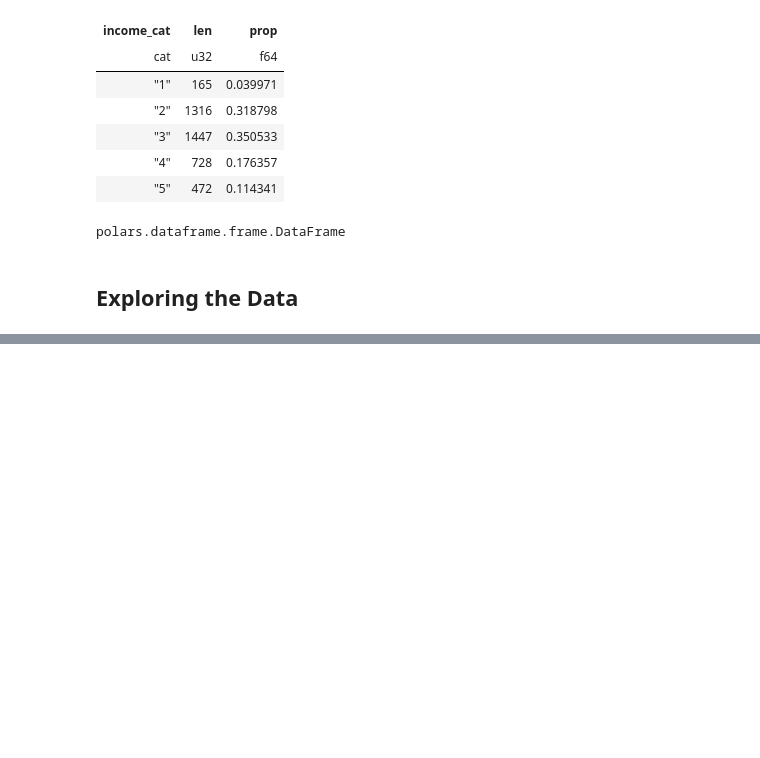
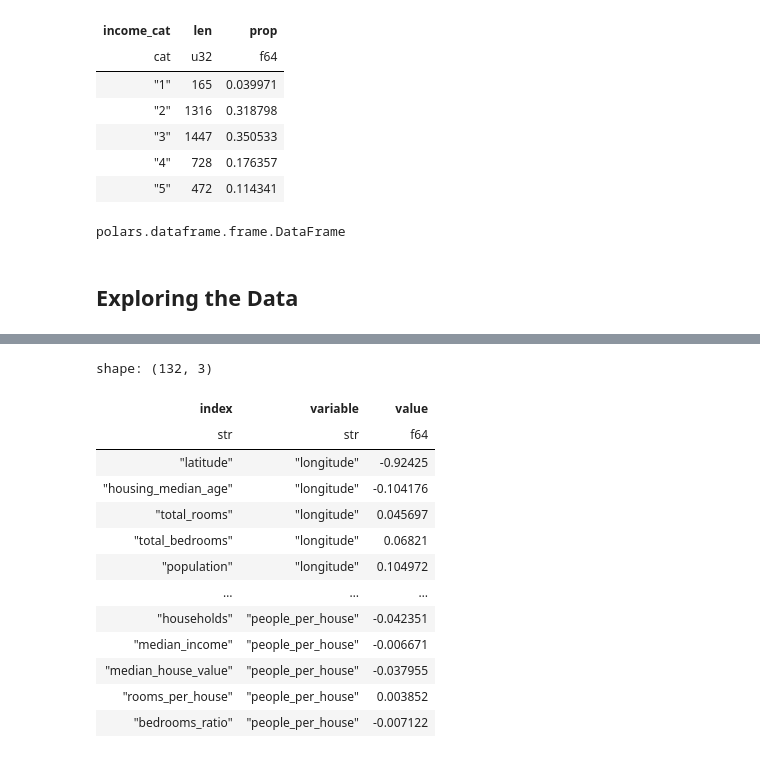
Before and after one commit to asenetcky/quick_py_ml, a Jupyter notebook: housing.ipynb, the cells around one changed output, grey strips where cells are left out. Drawn from its saved outputs; the diff is of its cells as text; code cells hidden in the pictures; blank space fills up the shorter version.

```diff
--- a/housing.ipynb
+++ b/housing.ipynb
@@ -179,0 +261,27 @@ chart
+# %%
+corr_matrix = housing.drop("ocean_proximity").drop_nulls()
+corr_matrix = (
+    corr_matrix
+    .corr()
+    .with_columns(
+        index = pl.lit(pl.Series(corr_matrix.columns))
+    )
+    .unpivot(index = "index")
+    .filter(pl.col("index") != pl.col("variable"))
+)
+corr_matrix
+# %% [output]
+shape: (132, 3)
+| index | variable | value |
+| str | str | f64 |
+| "latitude" | "longitude" | -0.92425 |
+| "housing_median_age" | "longitude" | -0.104176 |
+| "total_rooms" | "longitude" | 0.045697 |
+| "total_bedrooms" | "longitude" | 0.06821 |
+| "population" | "longitude" | 0.104972 |
+| … | … | … |
+| "households" | "people_per_house" | -0.042351 |
+| "median_income" | "people_per_house" | -0.006671 |
+| "median_house_value" | "people_per_house" | -0.037955 |
+| "rooms_per_house" | "people_per_house" | 0.003852 |
+| "bedrooms_ratio" | "people_per_house" | -0.007122 |
```
Also changed, not shown: parts of 15 cells of this notebook.
